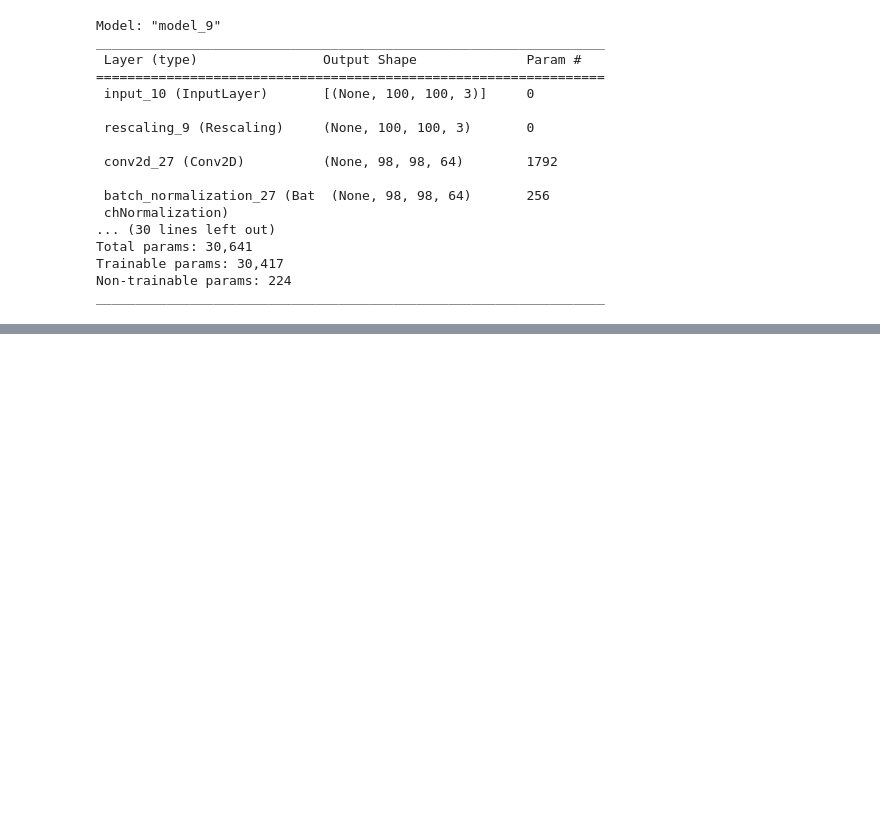
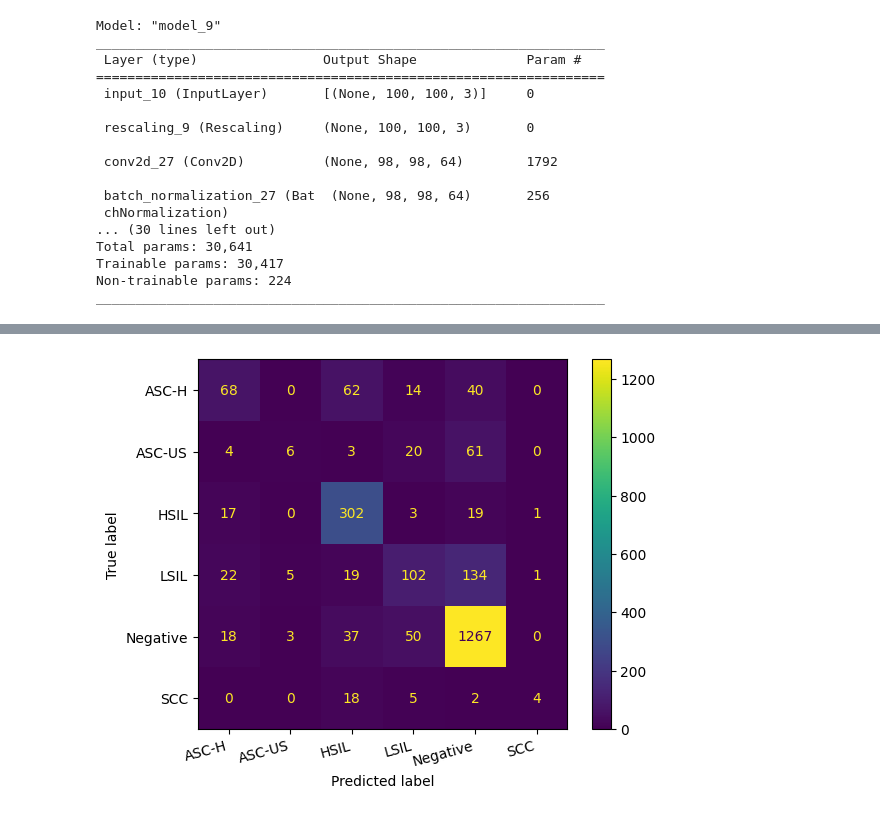
Before and after one commit to HenriqueCastros/pai-flower-nucleus, a Jupyter notebook: trab.ipynb, the cells around one changed output, grey strips where cells are left out. Drawn from its saved outputs; the diff is of its cells as text; code cells hidden in the pictures; blank space fills up the shorter version.

```diff
--- a/trab.ipynb
+++ b/trab.ipynb
@@ -551,8 +627,16 @@ array([4, 4, 4, ..., 2, 2, 2], dtype=int64)
 # %%
-confusion_matrix = metrics.confusion_matrix(y_test, y_pred)
+y_pred = np.argmax(all_model.predict(test_data_all), axis=1)
+
+confusion_matrix = metrics.confusion_matrix(y_test_all_classes, y_pred)
 cm_display = metrics.ConfusionMatrixDisplay(
-    confusion_matrix=confusion_matrix, display_labels=unique_classes
+    confusion_matrix=confusion_matrix, display_labels=label_encoder.classes_
 )
+
+
 cm_display.plot()
 plt.xticks(rotation=15, ha='right')
+
+plt.savefig('.\\model_data\\nn\\baseline\\all_classes\\confusion_matrix.png')
 plt.show()
+# %% [output]
+[figure, added]
```
Also changed, not shown: parts of 19 cells of this notebook, 4 other files.
